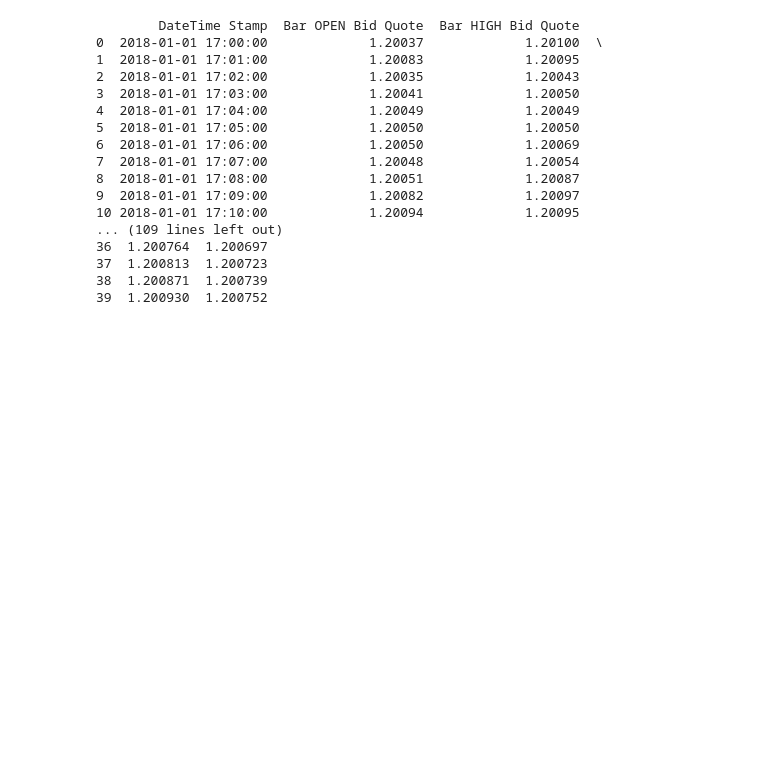
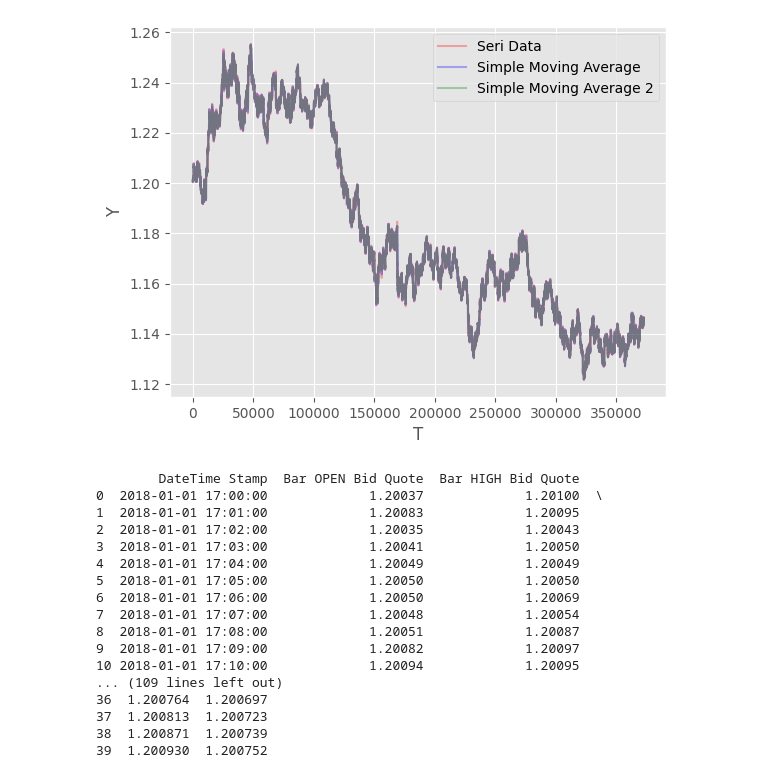
Before and after one commit to shab-sa/cs_internship, a Jupyter notebook: Step5/Moving Average.ipynb, the cells around one changed output. Drawn from its saved outputs; the diff is of its cells as text; code cells hidden in the pictures; blank space fills up the shorter version.

```diff
--- a/Step5/Moving Average.ipynb
+++ b/Step5/Moving Average.ipynb
@@ -1,3 +55,16 @@
+# %%
+#plt.style.use('ggplot')
+plt.plot(df['Bar CLOSE Bid Quote'], label='Seri Data', c='r',alpha=0.3)
+plt.plot( df['MA1'], label = 'Simple Moving Average ',
+c = 'b',alpha=0.3)
+plt.plot( df['MA4'], label = 'Simple Moving Average 2',
+c = 'g',alpha=0.3)
+plt.xlabel('T')
+plt.ylabel('Y')
+plt.legend()
+plt.show()
+# %% [output]
+[figure, added]
 # %%
 import pandas as pd
 import numpy as np
```
Also changed, not shown: parts of 10 cells of this notebook, 20 other files.
